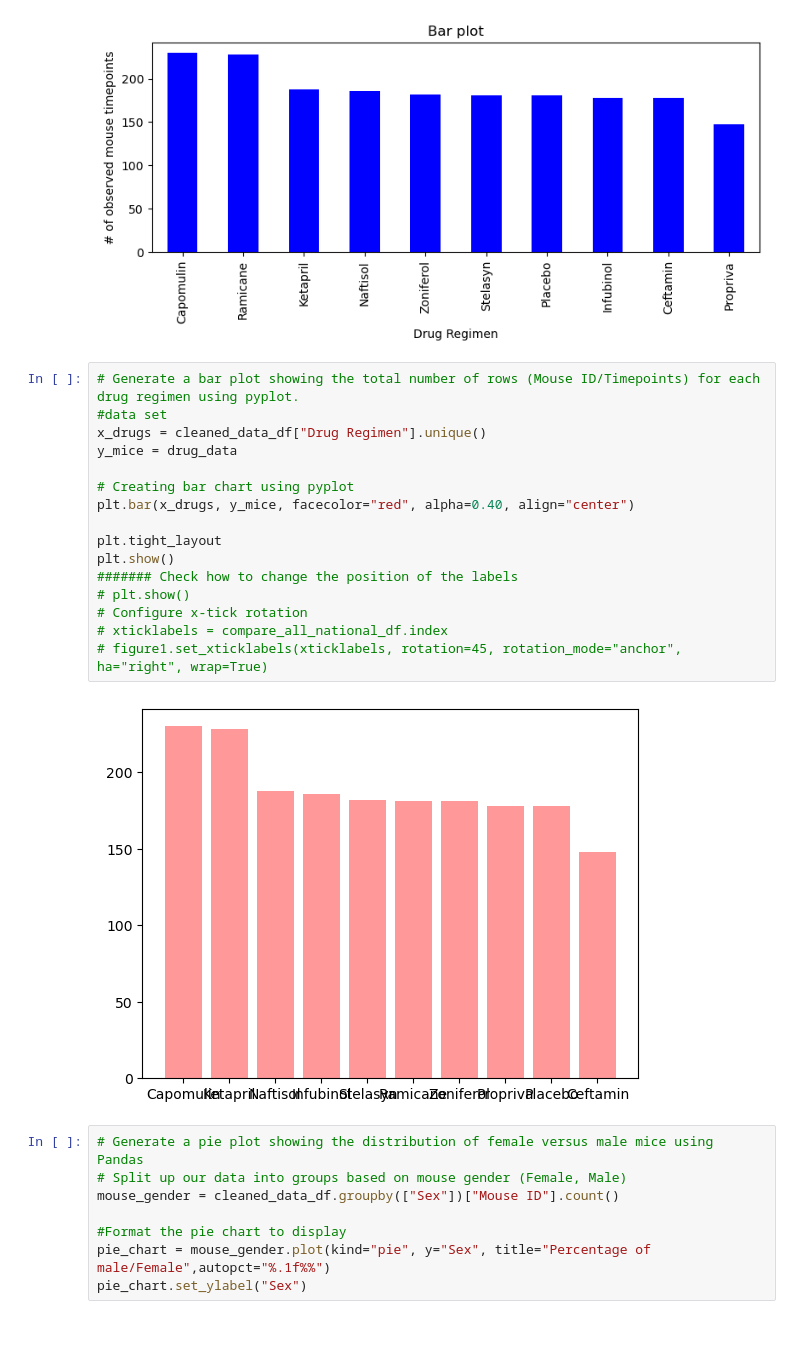
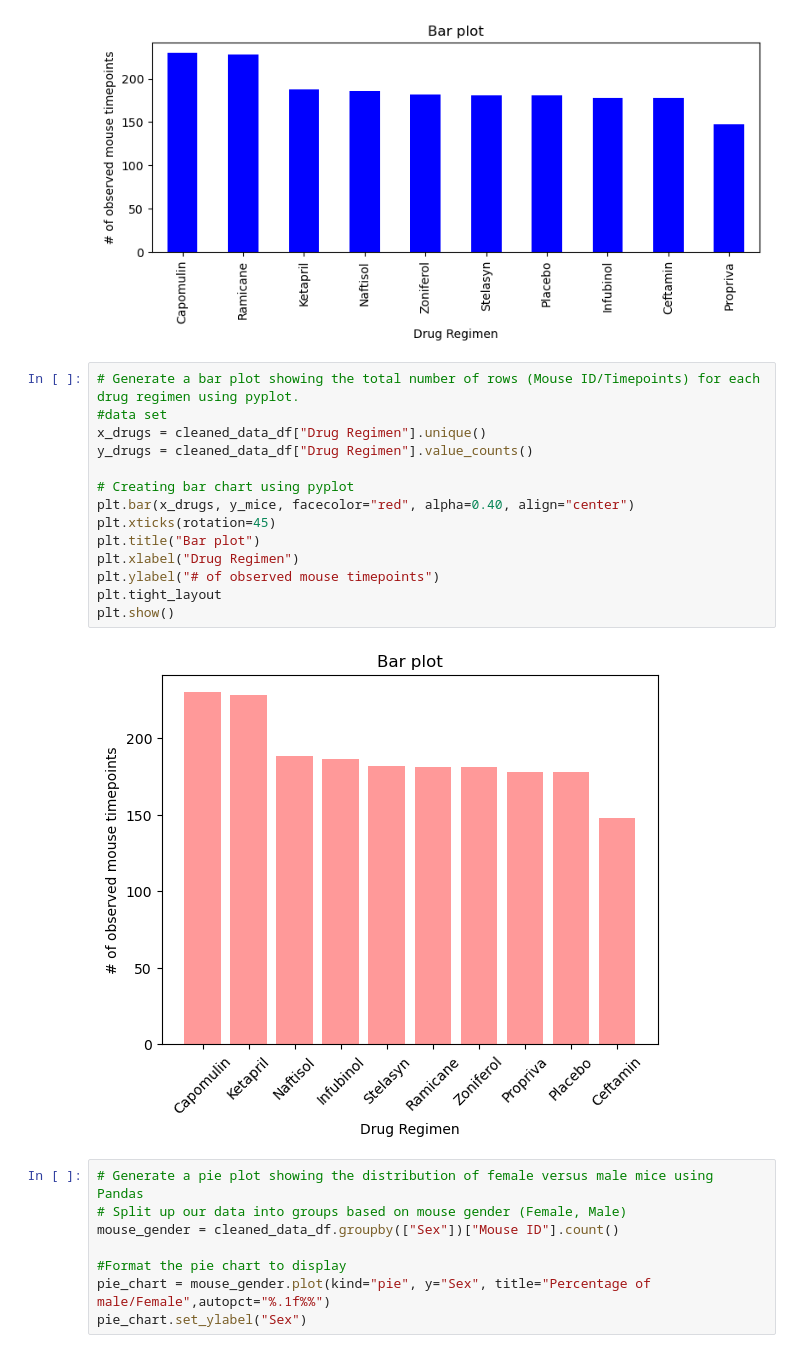
Before and after one commit to laurar9889/matplotlib_challenge, a Jupyter notebook: pymaceuticals_LR.ipynb, the cells around one changed output. Drawn from its saved outputs; the diff is of its cells as text.

```diff
--- a/pymaceuticals_LR.ipynb
+++ b/pymaceuticals_LR.ipynb
@@ -170,21 +174,19 @@ plt.show()
 # %%
 # Generate a bar plot showing the total number of rows (Mouse ID/Timepoints) for each drug regimen using pyplot.
 #data set
 x_drugs = cleaned_data_df["Drug Regimen"].unique()
-y_mice = drug_data
+y_drugs = cleaned_data_df["Drug Regimen"].value_counts()
 
 # Creating bar chart using pyplot
 plt.bar(x_drugs, y_mice, facecolor="red", alpha=0.40, align="center")
-
+plt.xticks(rotation=45)
+plt.title("Bar plot")
+plt.xlabel("Drug Regimen")
+plt.ylabel("# of observed mouse timepoints")
 plt.tight_layout
 plt.show()
-####### Check how to change the position of the labels
-# plt.show()
-# Configure x-tick rotation
-# xticklabels = compare_all_national_df.index
-# figure1.set_xticklabels(xticklabels, rotation=45, rotation_mode="anchor", ha="right", wrap=True)
 # %% [output]
-[figure, old version]
+[figure, new version]
 # %%
 # Generate a pie plot showing the distribution of female versus male mice using Pandas
 # Split up our data into groups based on mouse gender (Female, Male)
```
Also changed, not shown: parts of 20 cells of this notebook.
